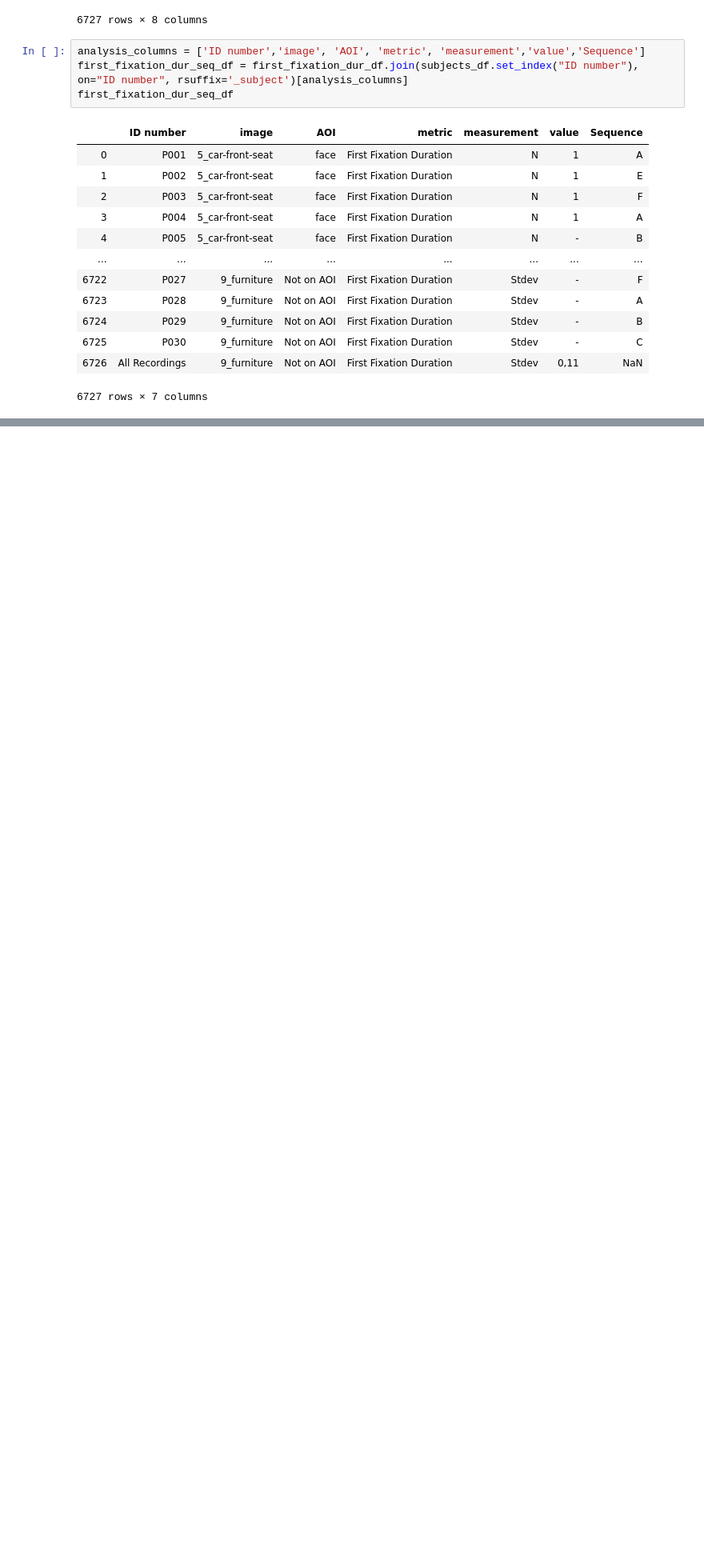
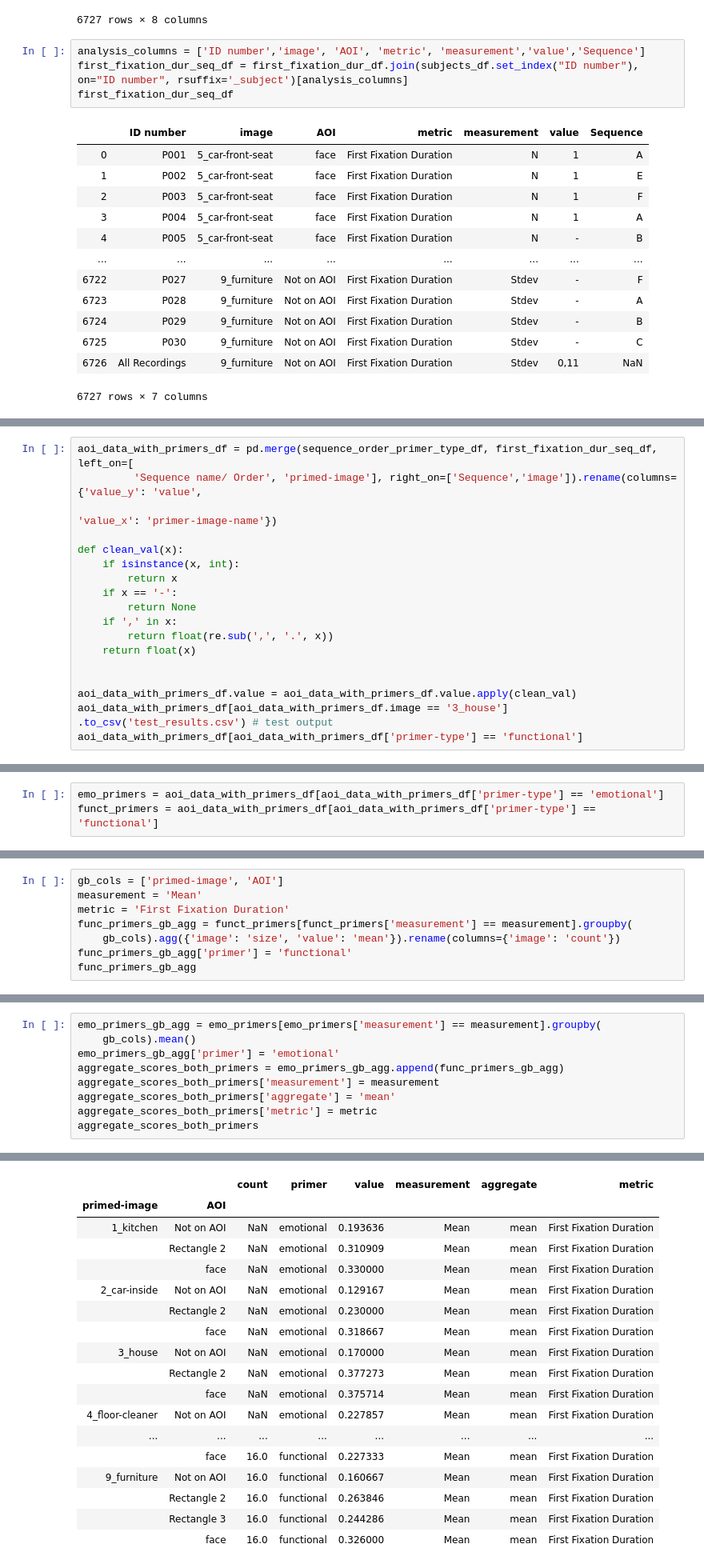
Before and after one commit to sallyi/eyetracking-cogsci-3, a Jupyter notebook: eyetracking-analysis.ipynb, the cells around one changed output, grey strips where cells are left out. Shown: that part at 80% size. Drawn from its saved outputs; the diff is of its cells as text; blank space fills up the shorter version.

```diff
--- a/eyetracking-analysis.ipynb
+++ b/eyetracking-analysis.ipynb
@@ -170,0 +176,18 @@ first_fixation_dur_seq_df
+# %%
+aoi_data_with_primers_df = pd.merge(sequence_order_primer_type_df, first_fixation_dur_seq_df, left_on=[
+         'Sequence name/ Order', 'primed-image'], right_on=['Sequence','image']).rename(columns={'value_y': 'value',
+                                                                                                'value_x': 'primer-image-name'})
+
+def clean_val(x):
+    if isinstance(x, int):
+        return x
+    if x == '-':
+        return None
+    if ',' in x:
+        return float(re.sub(',', '.', x))
+    return float(x)
+
+
+aoi_data_with_primers_df.value = aoi_data_with_primers_df.value.apply(clean_val)
+aoi_data_with_primers_df[aoi_data_with_primers_df.image == '3_house'] .to_csv('test_results.csv') # test output
+aoi_data_with_primers_df[aoi_data_with_primers_df['primer-type'] == 'functional']
@@ -170,0 +208,3 @@ first_fixation_dur_seq_df
+# %%
+emo_primers = aoi_data_with_primers_df[aoi_data_with_primers_df['primer-type'] == 'emotional']
+funct_primers = aoi_data_with_primers_df[aoi_data_with_primers_df['primer-type'] == 'functional']
@@ -170,0 +242,8 @@ first_fixation_dur_seq_df
+# %%
+gb_cols = ['primed-image', 'AOI']
+measurement = 'Mean'
+metric = 'First Fixation Duration'
+func_primers_gb_agg = funct_primers[funct_primers['measurement'] == measurement].groupby(
+    gb_cols).agg({'image': 'size', 'value': 'mean'}).rename(columns={'image': 'count'})
+func_primers_gb_agg['primer'] = 'functional'
+func_primers_gb_agg
@@ -170,0 +269,10 @@ first_fixation_dur_seq_df
+# %%
+emo_primers_gb_agg = emo_primers[emo_primers['measurement'] == measurement].groupby(
+    gb_cols).mean()
+emo_primers_gb_agg['primer'] = 'emotional'
+aggregate_scores_both_primers = emo_primers_gb_agg.append(func_primers_gb_agg)
+aggregate_scores_both_primers['measurement'] = measurement
+aggregate_scores_both_primers['aggregate'] = 'mean'
+aggregate_scores_both_primers['metric'] = metric
+aggregate_scores_both_primers
+# %% [output]
@@ -170,0 +286,18 @@ first_fixation_dur_seq_df
+|  |  | count | primer | value | measurement | aggregate | metric |
+| primed-image | AOI |  |  |  |  |  |  |
+| 1_kitchen | Not on AOI | NaN | emotional | 0.193636 | Mean | mean | First Fixation Duration |
+|  | Rectangle 2 | NaN | emotional | 0.310909 | Mean | mean | First Fixation Duration |
+|  | face | NaN | emotional | 0.330000 | Mean | mean | First Fixation Duration |
+| 2_car-inside | Not on AOI | NaN | emotional | 0.129167 | Mean | mean | First Fixation Duration |
+|  | Rectangle 2 | NaN | emotional | 0.230000 | Mean | mean | First Fixation Duration |
+|  | face | NaN | emotional | 0.318667 | Mean | mean | First Fixation Duration |
+| 3_house | Not on AOI | NaN | emotional | 0.170000 | Mean | mean | First Fixation Duration |
+|  | Rectangle 2 | NaN | emotional | 0.377273 | Mean | mean | First Fixation Duration |
+|  | face | NaN | emotional | 0.375714 | Mean | mean | First Fixation Duration |
+| 4_floor-cleaner | Not on AOI | NaN | emotional | 0.227857 | Mean | mean | First Fixation Duration |
+| ... | ... | ... | ... | ... | ... | ... | ... |
+|  | face | 16.0 | functional | 0.227333 | Mean | mean | First Fixation Duration |
+| 9_furniture | Not on AOI | 16.0 | functional | 0.160667 | Mean | mean | First Fixation Duration |
+|  | Rectangle 2 | 16.0 | functional | 0.263846 | Mean | mean | First Fixation Duration |
+|  | Rectangle 3 | 16.0 | functional | 0.244286 | Mean | mean | First Fixation Duration |
+|  | face | 16.0 | functional | 0.326000 | Mean | mean | First Fixation Duration |
```
Also changed, not shown: parts of 17 cells of this notebook.
